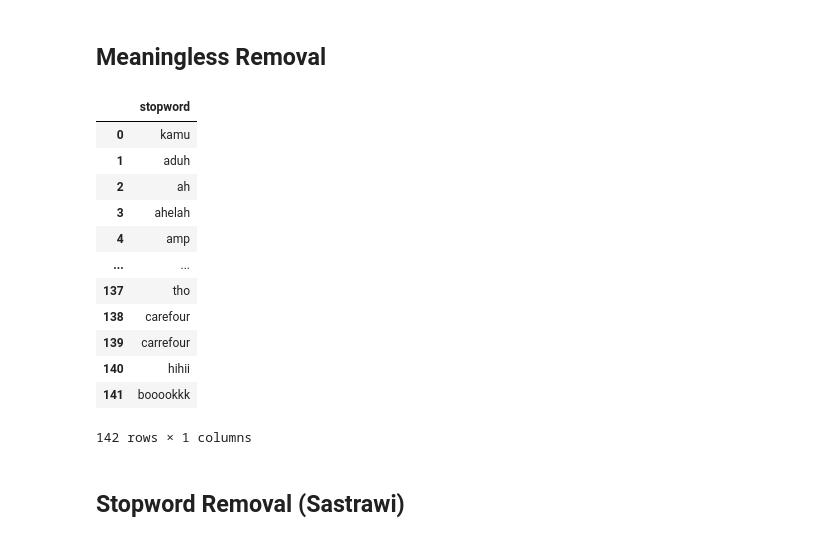
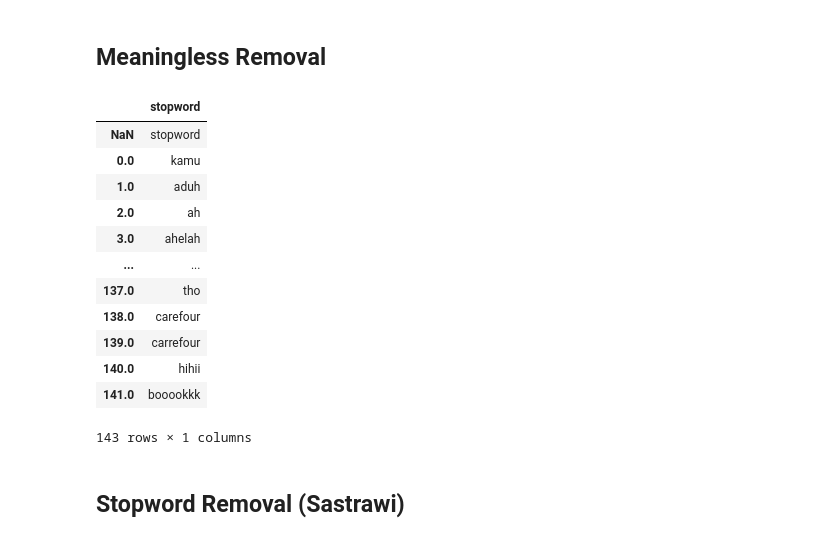
Before and after one commit to primakurniawan/knn-aspect-base, a Jupyter notebook: app2.ipynb, the cells around one changed output. Drawn from its saved outputs; the diff is of its cells as text; code cells hidden in the pictures.

Commit message:
fix header meaningless -yudha

```diff
--- a/app2.ipynb
+++ b/app2.ipynb
@@ -138,22 +136,22 @@ def normalizeData(data, stdword_, nonstdword_):
 # %% [markdown]
 ## Meaningless Removal
 # %%
-meaningless = pd.read_excel("./static/data/excel/meaningless.xlsx",names=['stopword'])
+meaningless = pd.read_excel("./static/data/excel/meaningless.xlsx",header=None,names=['stopword'])
 meaningless
 # %% [output]
 |  | stopword |
-| 0 | kamu |
-| 1 | aduh |
-| 2 | ah |
-| 3 | ahelah |
-| 4 | amp |
+| NaN | stopword |
+| 0.0 | kamu |
+| 1.0 | aduh |
+| 2.0 | ah |
+| 3.0 | ahelah |
 | ... | ... |
-| 137 | tho |
-| 138 | carefour |
-| 139 | carrefour |
-| 140 | hihii |
-| 141 | booookkk |
+| 137.0 | tho |
+| 138.0 | carefour |
+| 139.0 | carrefour |
+| 140.0 | hihii |
+| 141.0 | booookkk |
-142 rows × 1 columns
+143 rows × 1 columns
 # %%
 def removeMeaningless(data):
     meaningless = pd.read_excel("./static/data/excel/meaningless.xlsx",header=None,names=['stopword'])
```
Also changed, not shown: parts of 13 cells of this notebook, 4 other files.
